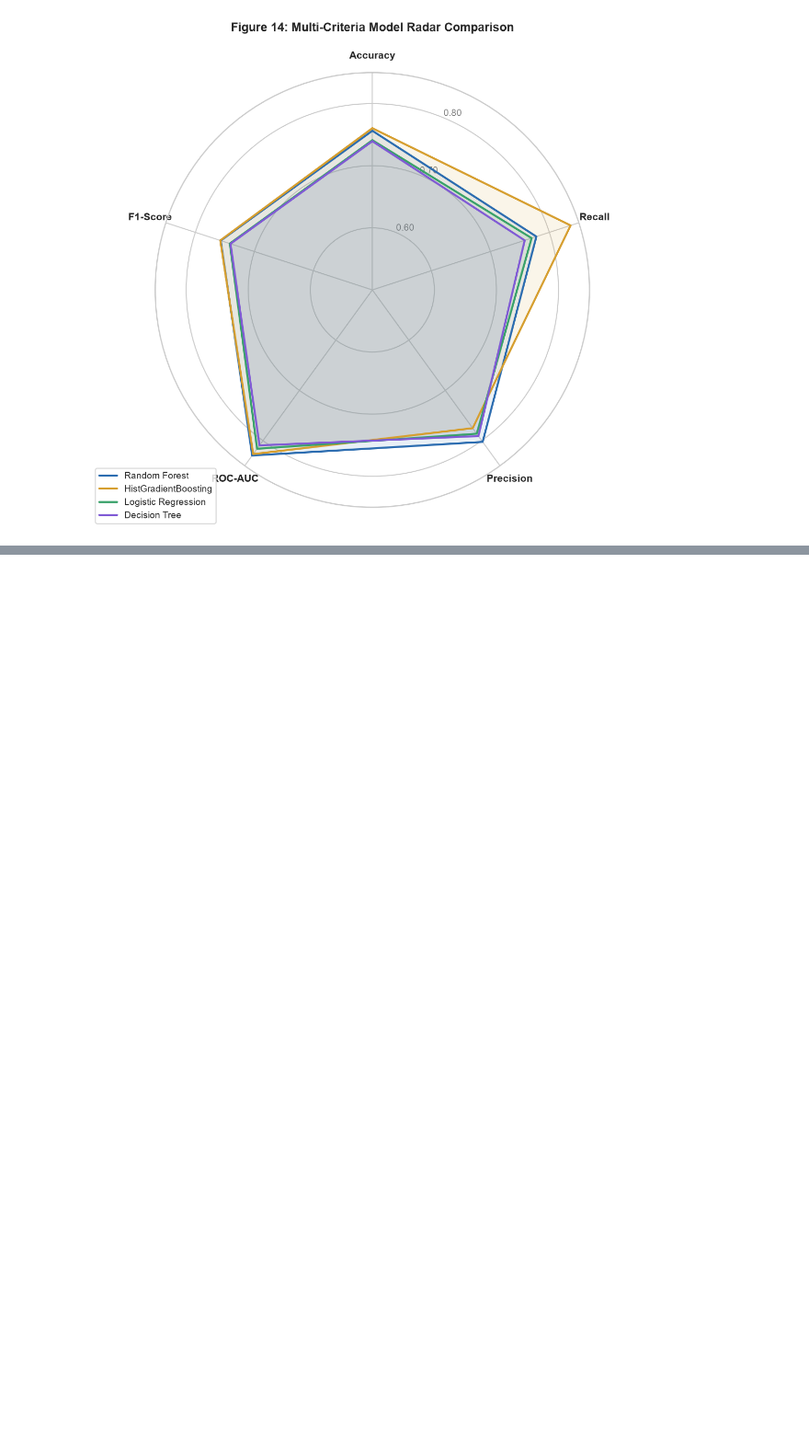
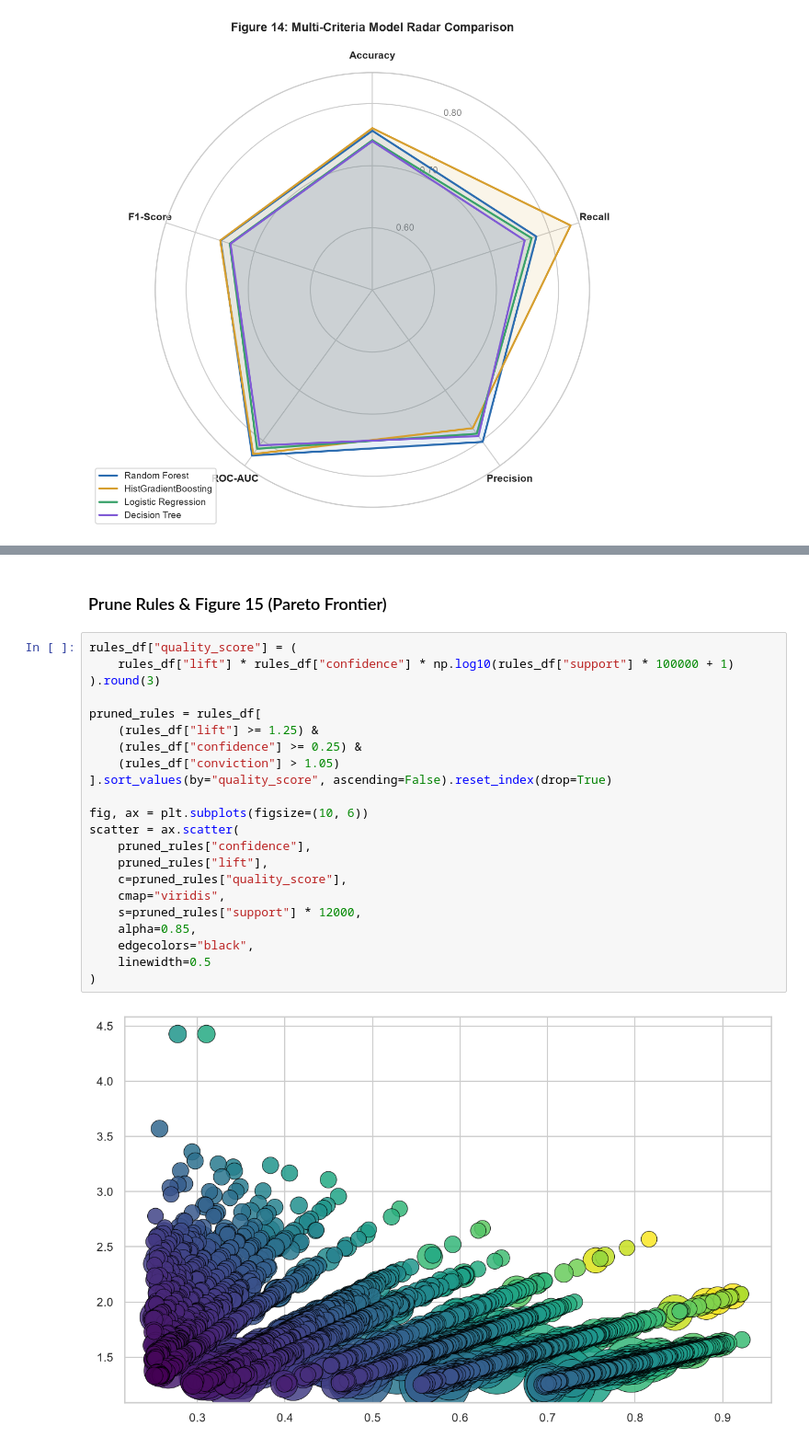
Before and after one commit to Chathuka-Pehesara/supermarket-basket-reorder-analytics, a Jupyter notebook: notebooks/04_stakeholder_validation.ipynb, the cells around one changed output, grey strips where cells are left out. Shown at 92% size. Saved outputs shown, nothing was run; the diff lists cells and outputs as text; blank space fills up the shorter version.

Commit message:
Multi-Objective Evaluation of Association Rules

```diff
--- a/notebooks/04_stakeholder_validation.ipynb
+++ b/notebooks/04_stakeholder_validation.ipynb
@@ -343,0 +349,26 @@ plt.show()
+# %% [markdown]
+### Prune Rules & Figure 15 (Pareto Frontier)
+# %%
+rules_df["quality_score"] = (
+    rules_df["lift"] * rules_df["confidence"] * np.log10(rules_df["support"] * 100000 + 1)
+).round(3)
+
+pruned_rules = rules_df[
+    (rules_df["lift"] >= 1.25) &
+    (rules_df["confidence"] >= 0.25) &
+    (rules_df["conviction"] > 1.05)
+].sort_values(by="quality_score", ascending=False).reset_index(drop=True)
+
+fig, ax = plt.subplots(figsize=(10, 6))
+scatter = ax.scatter(
+    pruned_rules["confidence"],
+    pruned_rules["lift"],
+    c=pruned_rules["quality_score"],
+    cmap="viridis",
+    s=pruned_rules["support"] * 12000,
+    alpha=0.85,
+    edgecolors="black",
+    linewidth=0.5
+)
+# %% [output]
+[figure, added]
```
Also changed, not shown: parts of 3 cells of this notebook.
